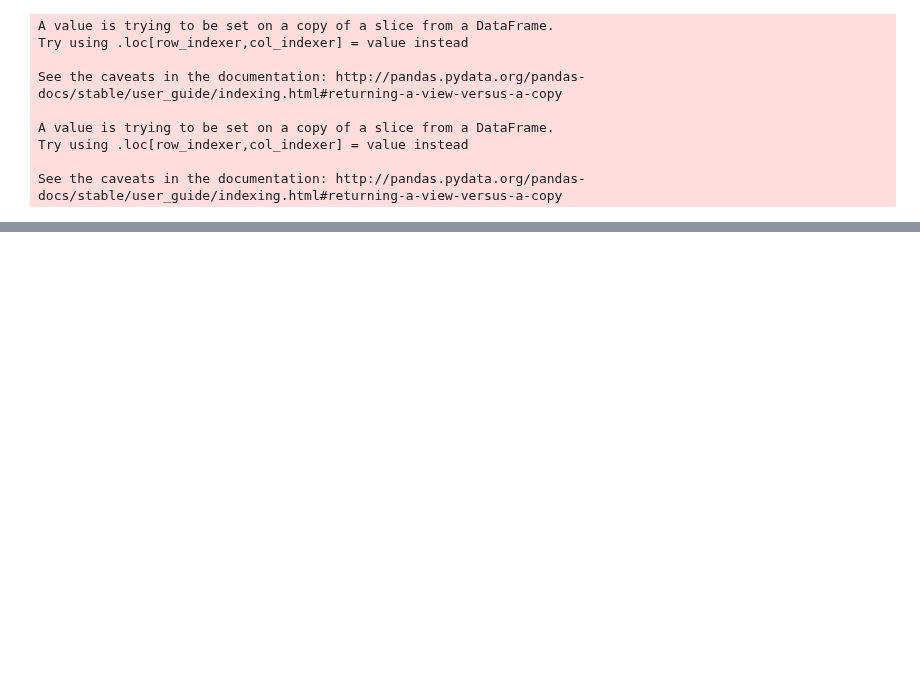
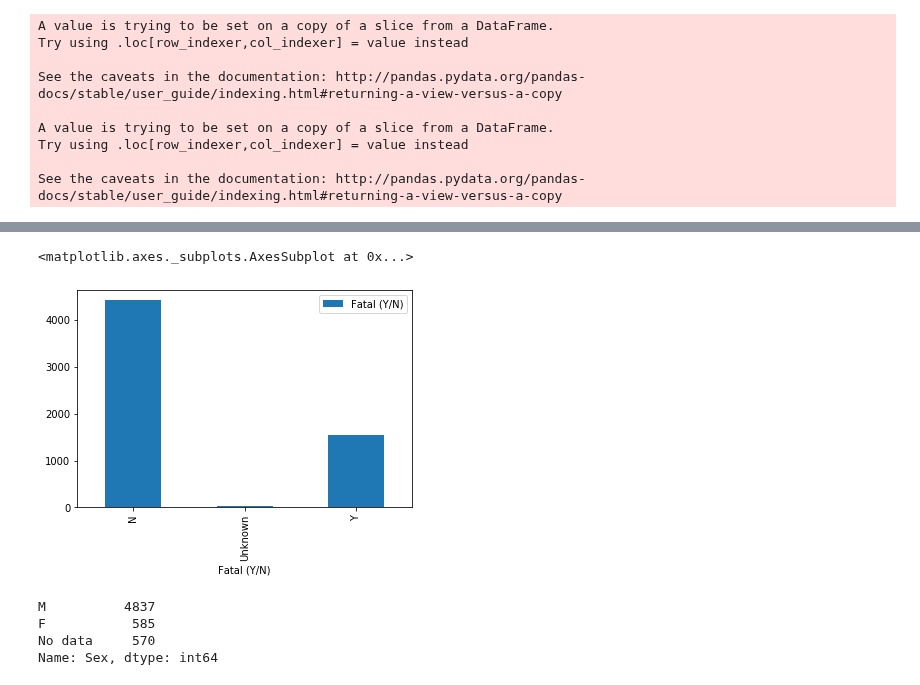
Before and after one commit to x22a/Shark-Attack-Analysis, a Jupyter notebook: Data Cleaning.ipynb, the cells around one changed output, grey strips where cells are left out. Drawn from its saved outputs; the diff is of its cells as text; code cells hidden in the pictures; blank space fills up the shorter version.

Commit message:
New columns cleaned

```diff
--- a/Data Cleaning.ipynb
+++ b/Data Cleaning.ipynb
@@ -133,0 +137,20 @@ plotDf.plot.bar()
+# %%
+#I'm going to clean the Fatal (Y/N) column. Replace all NaN values with Unknown and homogenize the Y/N
+
+df['Fatal (Y/N)'].fillna('Unknown')
+attacks = df['Fatal (Y/N)'].astype('str')
+newFatal = []
+for attack in attacks:
+    okYN = re.search(r'[YN]{1}', attack)
+    if okYN:
+        newFatal.append(okYN.group())
+    else:
+        newFatal.append('Unknown')
+newFatalDf = pd.Series(newFatal)
+# %%
+#Plotting the Non Deathly attacks / Deathly attacks/ Unknown attacks
+df['Fatal (Y/N)'] = newFatalDf
+df.groupby('Fatal (Y/N)').agg({'Fatal (Y/N)':'count'}).plot.bar()
+# %% [output]
+<matplotlib.axes._subplots.AxesSubplot at 0x...>
+[figure, added]
@@ -133,0 +162,16 @@ plotDf.plot.bar()
+# %%
+#Finding all cases where there was no data
+newSex = []
+for sex in df['Sex']:
+    sexOk = re.search(r'[MF]{1}', sex)
+    if sexOk:
+        newSex.append(sexOk.group())
+    else:
+        newSex.append('No data')
+df['Sex'] = pd.Series(newSex)
+df['Sex'].value_counts()
+# %% [output]
+M          4837
+F           585
+No data     570
+Name: Sex, dtype: int64
```
Also changed, not shown: parts of 4 cells of this notebook.
